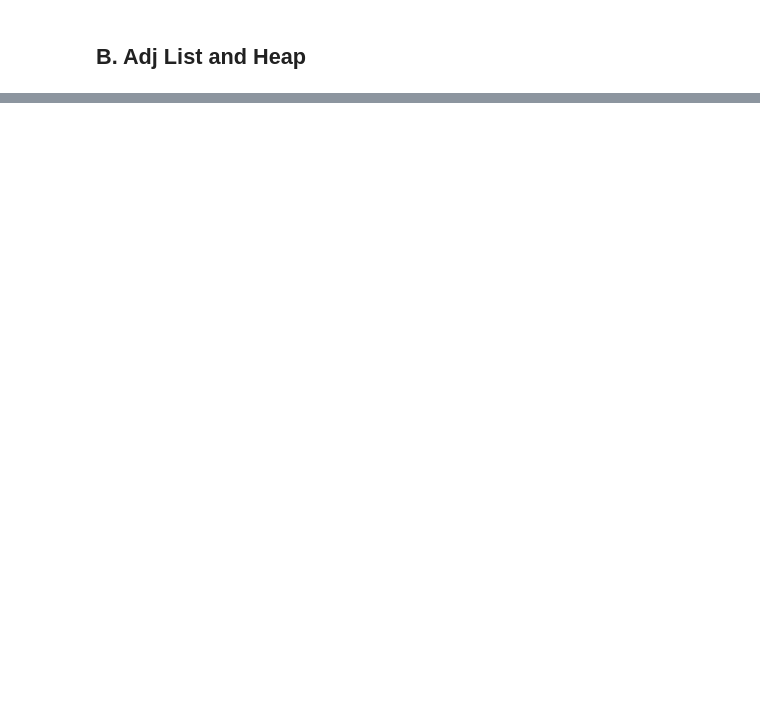
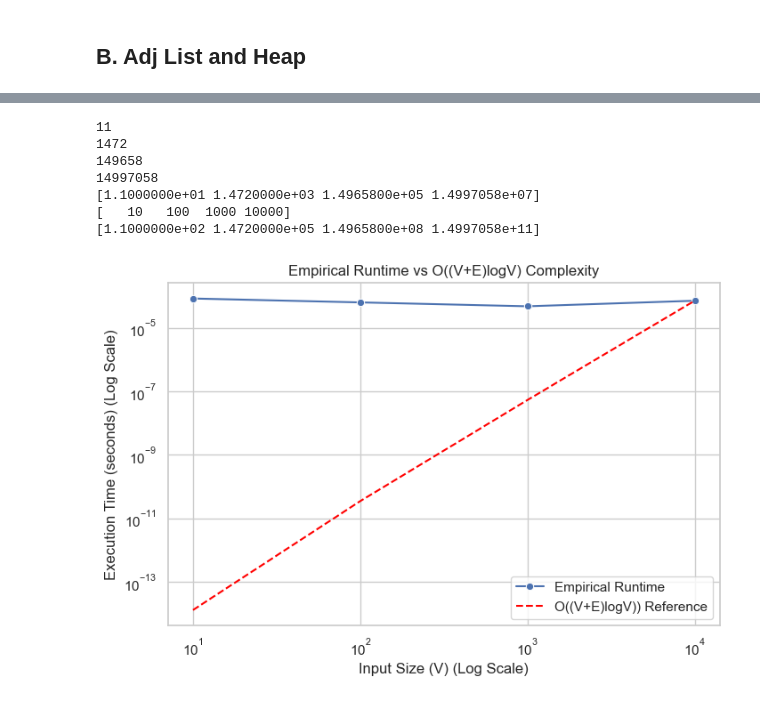
Before and after one commit to autoastt/SC2001-Algo-Labs, a Jupyter notebook: Lab2/Lab2.ipynb, the cells around one changed output, grey strips where cells are left out. Cells and saved outputs as stored; diff of their text form; code cells hidden in the pictures; blank space fills up the shorter version.

Commit message:
added graph comparing empirical to theoretical

```diff
--- a/Lab2/Lab2.ipynb
+++ b/Lab2/Lab2.ipynb
@@ -187,0 +177,53 @@ djikstra_1b(adj_list, source)
+# %%
+# Theoretical time complexity is O((V+E)logV). Every heap operation is O(logV), so applying it for every vertice V and its associated edges E
+# resulting in a total of O((V+E)logV))
+# empirical time complexity is as follows
+sizes = [10 ** i for i in range(1, 5)]
+runtimes = []
+edges = np.empty(4)
+i = 0
+for size in sizes:
+    g = generate(size, 1000, 0.3)
+    edge = g.number_of_edges()
+    edges[i] = edge
+    source = 0
+    start_time = time.perf_counter()
+    djikstra_1b(adj_list, source)
+    end_time = time.perf_counter()
+    runtimes.append(end_time - start_time)
+    i += 1
+
+# Convert to Pandas DataFrame
+df = pd.DataFrame({'Input Size': sizes, 'Runtime (seconds)': runtimes})
+
+# Plot empirical data
+sb.set(style="whitegrid")
+plt.figure(figsize=(8, 5))
+ax = sb.lineplot(x='Input Size', y='Runtime (seconds)', marker='o', data=df, label="Empirical Runtime")
+
+# Overlay a theoretical O((V+E)logV)) curve
+VE_logV = (np.array(sizes) * edges) * np.log(np.array(sizes))
+scaling_factor = runtimes[-1] / VE_logV[-1]  # Normalize to match empirical data
+plt.plot(sizes, scaling_factor * VE_logV, linestyle="--", color="red", label="O((V+E)logV)) Reference")
+
+# Log scale for better visualization (optional)
+plt.xscale("log")
+plt.yscale("log")  # Log-log scale highlights polynomial growth
+
+# Labels and title
+plt.xlabel("Input Size (V) (Log Scale)")
+plt.ylabel("Execution Time (seconds) (Log Scale)")
+plt.title("Empirical Runtime vs O((V+E)logV) Complexity")
+plt.legend()
+
+# Show plot
+plt.show()
+# %% [output]
+11
+1472
+149658
+14997058
+[1.1000000e+01 1.4720000e+03 1.4965800e+05 1.4997058e+07]
+[   10   100  1000 10000]
+[1.1000000e+02 1.4720000e+05 1.4965800e+08 1.4997058e+11]
+[figure, added]
```
Also changed, not shown: parts of 6 cells of this notebook, 1 other file.
